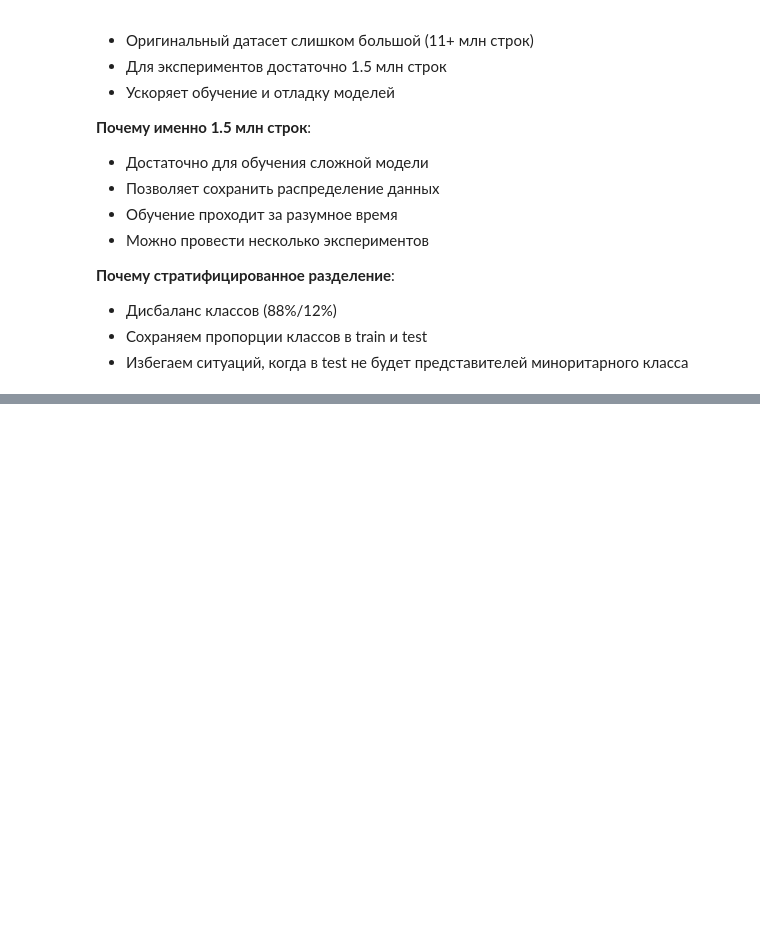
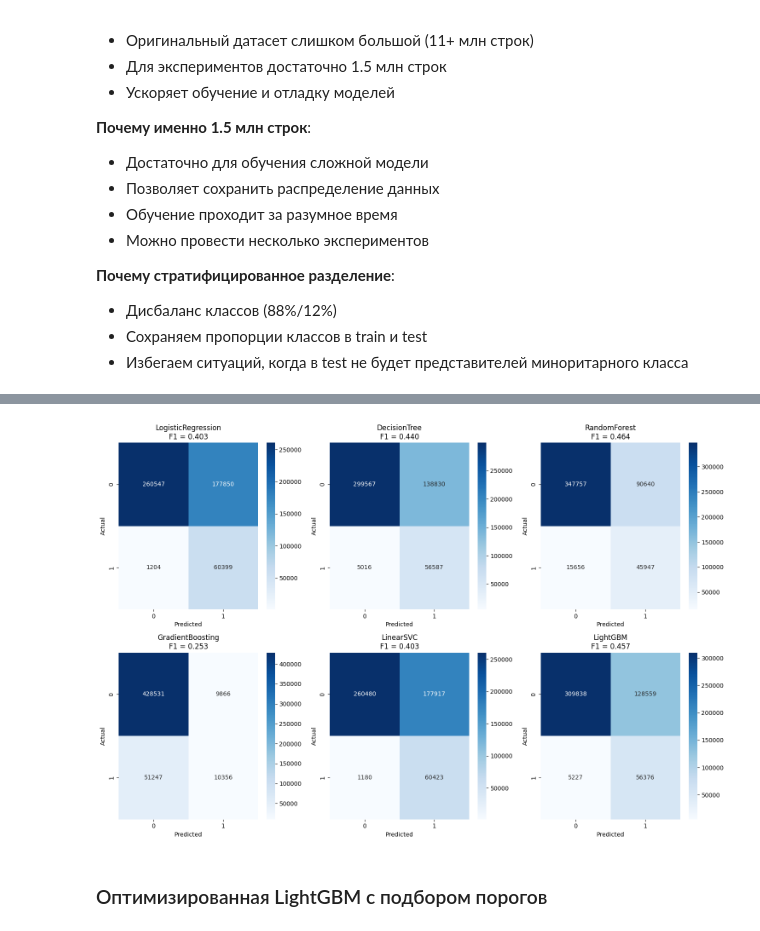
Before and after one commit to taysumova/urfu_ml, a Jupyter notebook: collabs/Кейс_10_Бинарная_классификация_перекрёстных_продаж_страхования.ipynb, the cells around one changed output, grey strips where cells are left out. Cells and saved outputs as stored; diff of their text form; code cells hidden in the pictures; blank space fills up the shorter version.

Commit message:
Fix main file + LR, DT, RF

```diff
--- a/collabs/Кейс_10_Бинарная_классификация_перекрёстных_продаж_страхования.ipynb
+++ b/collabs/Кейс_10_Бинарная_классификация_перекрёстных_продаж_страхования.ipynb
@@ -725,3 +683,0 @@ df = pd.read_csv(FILE_PATH, index_col='id')
-# %%
-X = df.drop("Response", axis=1)
-y = df["Response"]
@@ -916 +719,5 @@ warnings.filterwarnings('ignore')
+# %%
+FILE_PATH = 'https://media.githubusercontent.com/media/taysumova/urfu_ml/refs/heads/main/data_sources/train.csv'
+
+df = pd.read_csv(FILE_PATH, index_col='id')
 # %% [markdown]
@@ -1506,0 +1157,17 @@ print("="*60)
+# %%
+results_df = pd.DataFrame(results)
+results_df = results_df[['Model', 'Precision', 'Recall', 'F1', 'ROC-AUC', 'Time (sec)']]
+results_df = results_df.sort_values('F1', ascending=False).reset_index(drop=True)
+
+print("\n" + "="*80)
+print("СРАВНЕНИЕ МОДЕЛЕЙ — ОСНОВНЫЕ МЕТРИКИ")
+print("="*80)
+print(results_df.to_string(
+    formatters={
+        'Precision': '{:.4f}'.format,
+        'Recall': '{:.4f}'.format,
+        'F1': '{:.4f}'.format,
+        'ROC-AUC': '{:.4f}'.format,
+        'Time (sec)': '{:.1f}'.format
+    }
+))
@@ -1506,0 +1188,23 @@ print("="*60)
+# %%
+import matplotlib.pyplot as plt
+import seaborn as sns
+
+fig, axes = plt.subplots(2, 3, figsize=(15, 10))
+axes = axes.flatten()
+
+for i, (name, cm) in enumerate(conf_matrices.items()):
+    sns.heatmap(cm, annot=True, fmt='d', cmap='Blues', ax=axes[i])
+    f1_val = results_df.loc[results_df['Model'] == name, 'F1'].values[0]
+    axes[i].set_title(f'{name}\nF1 = {f1_val:.3f}')
+    axes[i].set_xlabel('Predicted')
+    axes[i].set_ylabel('Actual')
+
+for j in range(len(conf_matrices), 6):
+    axes[j].axis('off')
+
+plt.tight_layout()
+plt.show()
+# %% [output]
+[figure, added]
+# %% [markdown]
+### Оптимизированная LightGBM с подбором порогов
```
Also changed, not shown: parts of 75 cells of this notebook, 2 other files.
